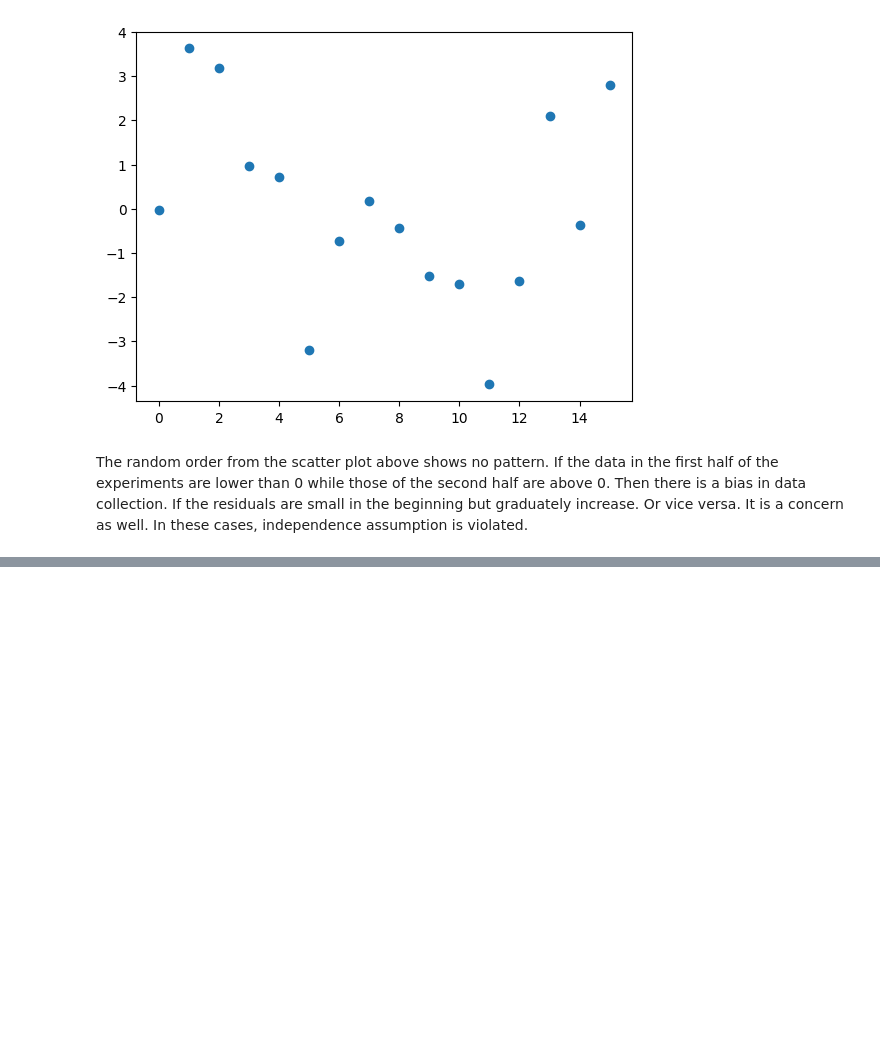
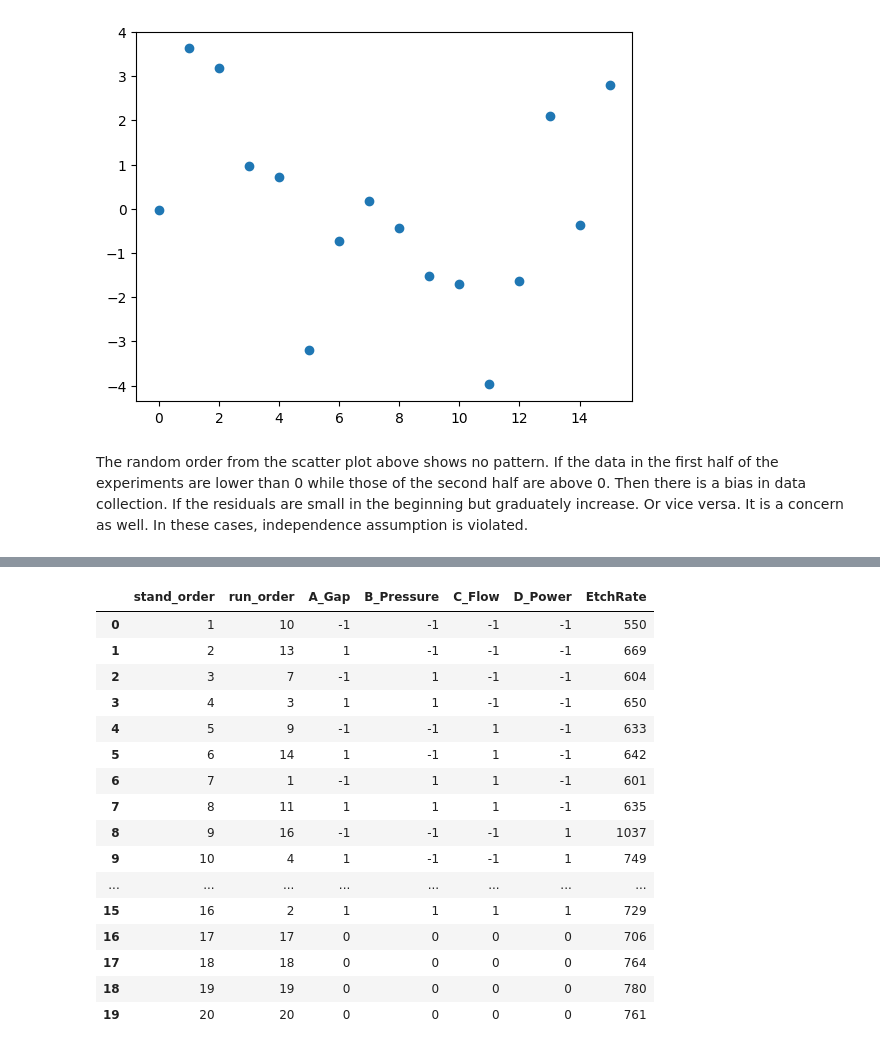
Before and after one commit to changsksu/IMSE_Data_Science, a Jupyter notebook: Two_Level_Factorial_Analysis.ipynb, the cells around one changed output, grey strips where cells are left out. Drawn from its saved outputs; the diff is of its cells as text; code cells hidden in the pictures; blank space fills up the shorter version.

```diff
--- a/Two_Level_Factorial_Analysis.ipynb
+++ b/Two_Level_Factorial_Analysis.ipynb
@@ -363,0 +370,29 @@ The random order from the scatter plot above shows no pattern. If the data in th
+# %%
+#use theread option where the data file is rignt under your default google drive directory
+#note that the path is case sensitive
+#use a text editor such as notepad to see the seperator dividing data
+#go the 1st read option for local file: see the Read data from local file notebook for an example
+# Four Factors A-D and the response is Etch Rate
+# the run_oder is the order when the combination was experimented which will be used for plotting residuals
+# the experiments also include four center points
+df = pd.read_csv('https://raw.githubusercontent.com/changsksu/KState_IMSE541/main/EX%2013.8%20Etch%20Rate%20k%3D4%20cpts.csv', sep=',', na_values=".")
+
+df
+# %% [output]
+|  | stand_order | run_order | A_Gap | B_Pressure | C_Flow | D_Power | EtchRate |
+| 0 | 1 | 10 | -1 | -1 | -1 | -1 | 550 |
+| 1 | 2 | 13 | 1 | -1 | -1 | -1 | 669 |
+| 2 | 3 | 7 | -1 | 1 | -1 | -1 | 604 |
+| 3 | 4 | 3 | 1 | 1 | -1 | -1 | 650 |
+| 4 | 5 | 9 | -1 | -1 | 1 | -1 | 633 |
+| 5 | 6 | 14 | 1 | -1 | 1 | -1 | 642 |
+| 6 | 7 | 1 | -1 | 1 | 1 | -1 | 601 |
+| 7 | 8 | 11 | 1 | 1 | 1 | -1 | 635 |
+| 8 | 9 | 16 | -1 | -1 | -1 | 1 | 1037 |
+| 9 | 10 | 4 | 1 | -1 | -1 | 1 | 749 |
+| ... | ... | ... | ... | ... | ... | ... | ... |
+| 15 | 16 | 2 | 1 | 1 | 1 | 1 | 729 |
+| 16 | 17 | 17 | 0 | 0 | 0 | 0 | 706 |
+| 17 | 18 | 18 | 0 | 0 | 0 | 0 | 764 |
+| 18 | 19 | 19 | 0 | 0 | 0 | 0 | 780 |
+| 19 | 20 | 20 | 0 | 0 | 0 | 0 | 761 |
```
Also changed, not shown: parts of 13 cells of this notebook.
